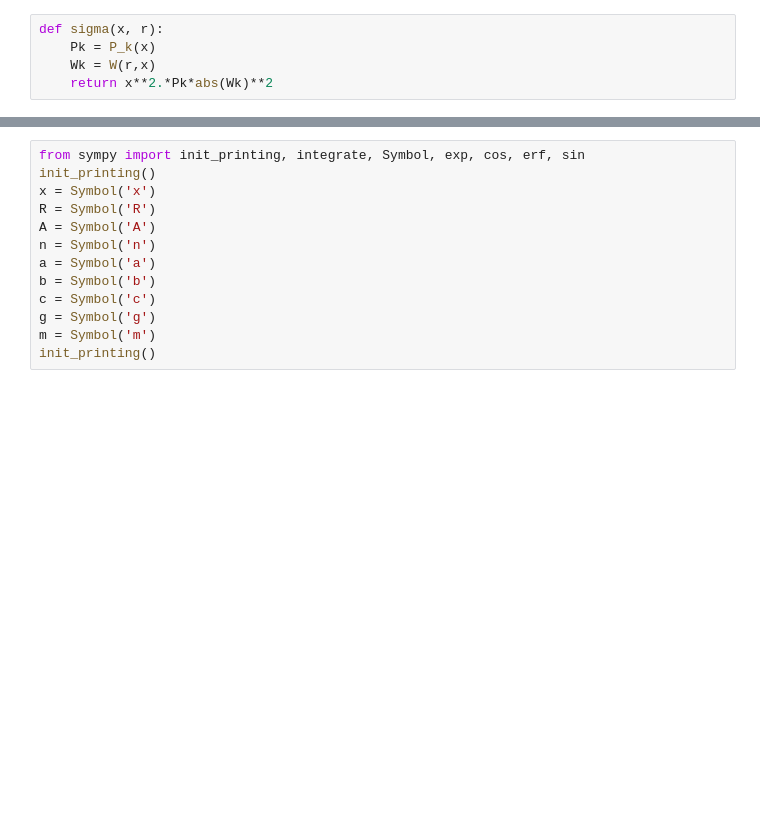
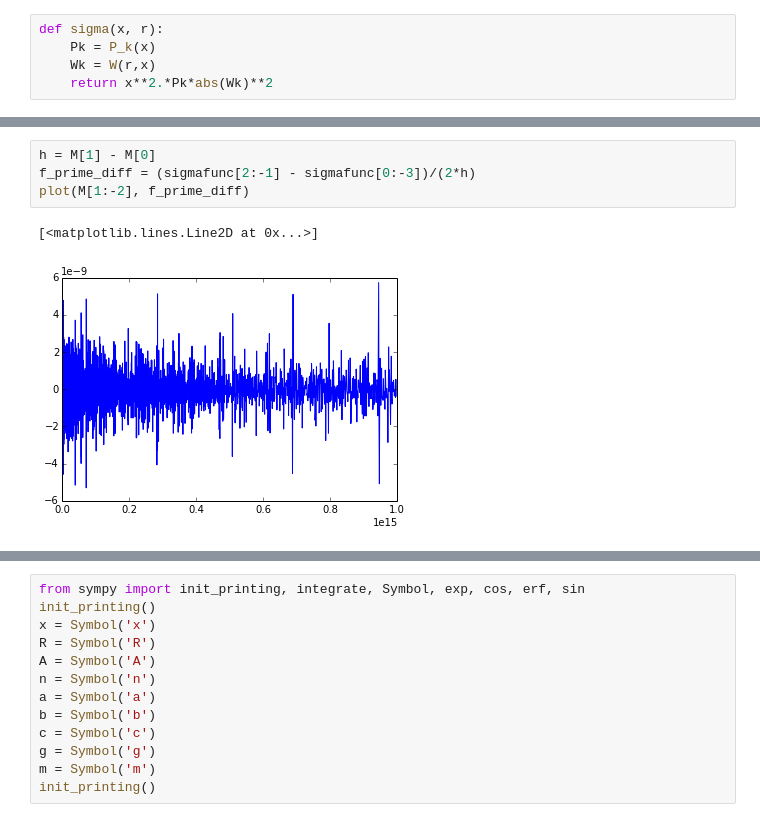
Before and after one commit to flgomezc/AndeanCosmoSchool2015, a Jupyter notebook: Mass-Function/code/PS_mass_function.ipynb, the cells around one changed output, grey strips where cells are left out. Saved outputs shown, nothing was run; the diff lists cells and outputs as text; blank space fills up the shorter version.

```diff
--- a/Mass-Function/code/PS_mass_function.ipynb
+++ b/Mass-Function/code/PS_mass_function.ipynb
@@ -81,0 +127,7 @@ TypeError: sigma() takes exactly 2 arguments (1 given)
+# %%
+h = M[1] - M[0]
+f_prime_diff = (sigmafunc[2:-1] - sigmafunc[0:-3])/(2*h)
+plot(M[1:-2], f_prime_diff)
+# %% [output]
+[<matplotlib.lines.Line2D at 0x...>]
+[figure, added]
```
Also changed, not shown: parts of 15 cells of this notebook.
